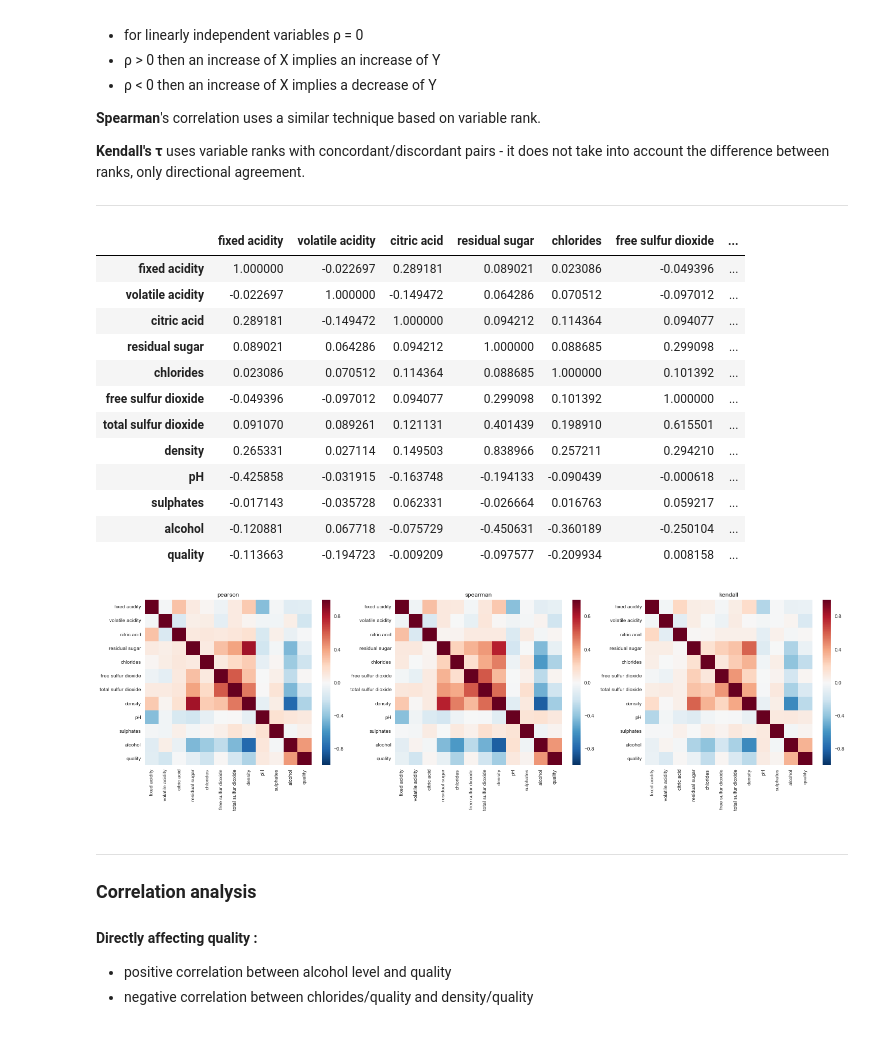
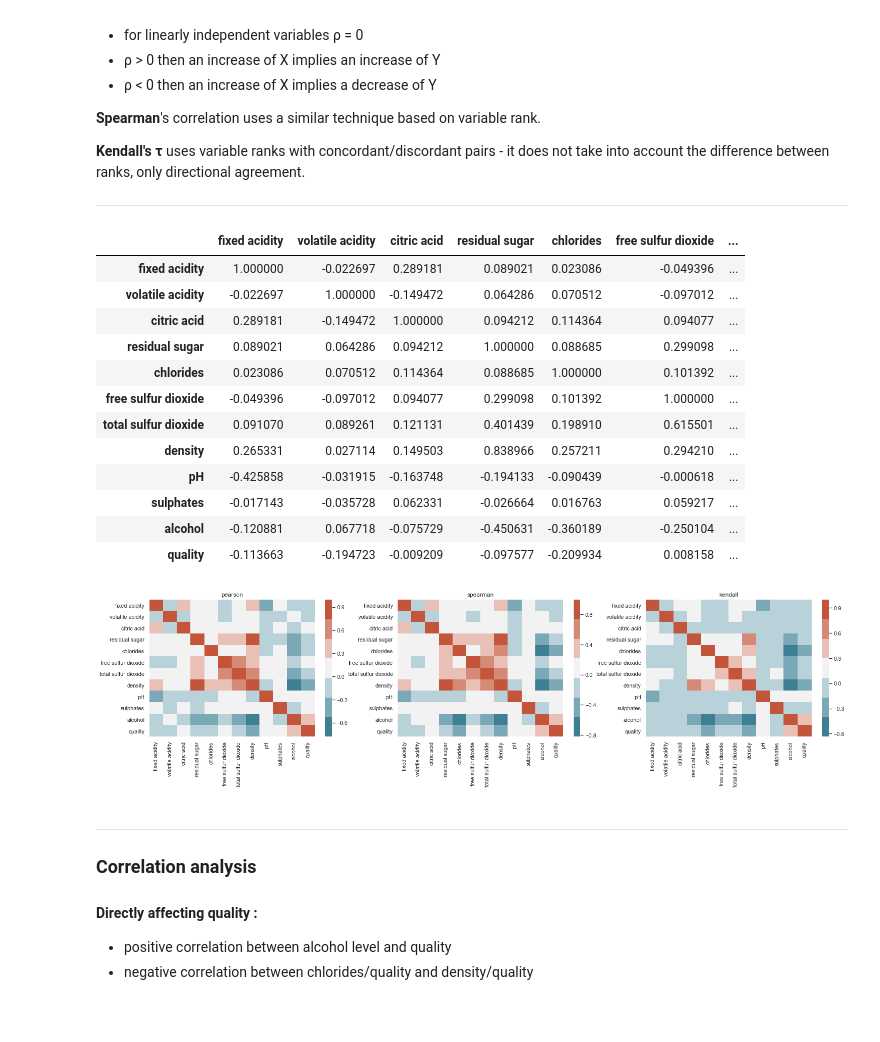
Before and after one commit to edvincandon/LV_mentoring, a Jupyter notebook: 0001/0001_wine_quality.ipynb, the cells around one changed output. Drawn from its saved outputs; the diff is of its cells as text; code cells hidden in the pictures.

Commit message:
update graphs 0001

```diff
--- a/0001/0001_wine_quality.ipynb
+++ b/0001/0001_wine_quality.ipynb
@@ -96,33 +96,33 @@ memory usage: 459.3 KB
 # %%
 # test different correlation methods and visualize using heatmap
 methods = ['pearson', 'spearman', 'kendall']
 
 baseCorrs = csv.corr()
 display(baseCorrs)
 
 fig, axs = plt.subplots(ncols=3)
 fig.set_figwidth(25)
+sns.set(rc={'figure.figsize':(9,9)})
 
 for i, method in enumerate(methods):
     axs[i].set_title(method)
     corr = csv.corr(method=method)
-    sns.set(rc={'figure.figsize':(8,8)})
-    sns.heatmap(corr, ax=axs[i])
+    sns.heatmap(corr, cmap=sns.diverging_palette(220, 20, n=7), ax=axs[i])
 # %% [output]
 |  | fixed acidity | volatile acidity | citric acid | residual sugar | chlorides | free sulfur dioxide | ... |
 | fixed acidity | 1.000000 | -0.022697 | 0.289181 | 0.089021 | 0.023086 | -0.049396 | ... |
 | volatile acidity | -0.022697 | 1.000000 | -0.149472 | 0.064286 | 0.070512 | -0.097012 | ... |
 | citric acid | 0.289181 | -0.149472 | 1.000000 | 0.094212 | 0.114364 | 0.094077 | ... |
 | residual sugar | 0.089021 | 0.064286 | 0.094212 | 1.000000 | 0.088685 | 0.299098 | ... |
 | chlorides | 0.023086 | 0.070512 | 0.114364 | 0.088685 | 1.000000 | 0.101392 | ... |
 | free sulfur dioxide | -0.049396 | -0.097012 | 0.094077 | 0.299098 | 0.101392 | 1.000000 | ... |
 | total sulfur dioxide | 0.091070 | 0.089261 | 0.121131 | 0.401439 | 0.198910 | 0.615501 | ... |
 | density | 0.265331 | 0.027114 | 0.149503 | 0.838966 | 0.257211 | 0.294210 | ... |
 | pH | -0.425858 | -0.031915 | -0.163748 | -0.194133 | -0.090439 | -0.000618 | ... |
 | sulphates | -0.017143 | -0.035728 | 0.062331 | -0.026664 | 0.016763 | 0.059217 | ... |
 | alcohol | -0.120881 | 0.067718 | -0.075729 | -0.450631 | -0.360189 | -0.250104 | ... |
 | quality | -0.113663 | -0.194723 | -0.009209 | -0.097577 | -0.209934 | 0.008158 | ... |
-[figure, old version]
+[figure, new version]
 # %% [markdown]
 ---
 
```
Also changed, not shown: parts of 10 cells of this notebook.
